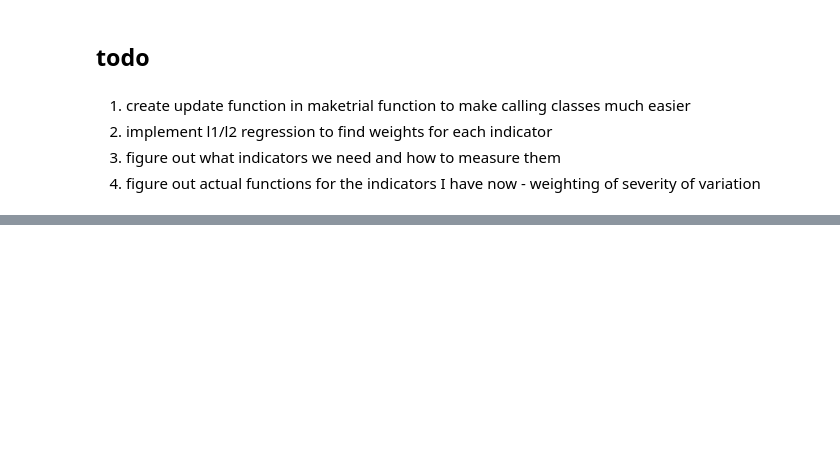
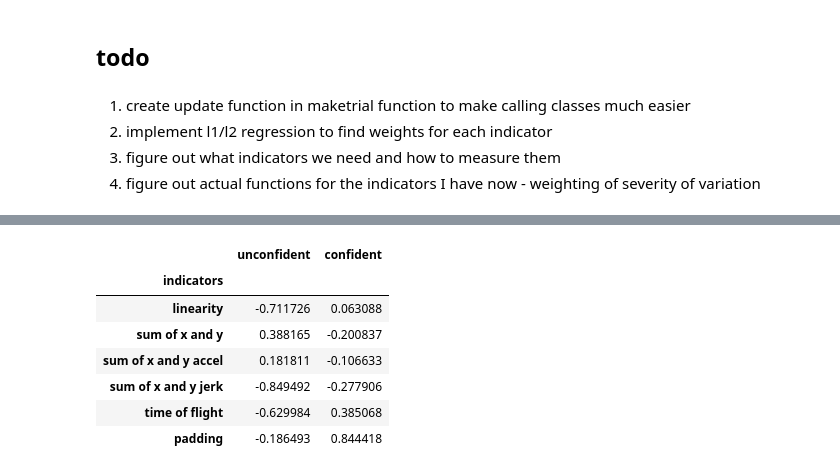
Before and after one commit to Team-Dynamic-Niobium/parkinsons, a Jupyter notebook: importtest.ipynb, the cells around one changed output, grey strips where cells are left out. Cells and saved outputs as stored; diff of their text form; code cells hidden in the pictures; blank space fills up the shorter version.

Commit message:
implemented saving and recalling a model in a different file, extracting weights from tensorflow

```diff
--- a/importtest.ipynb
+++ b/importtest.ipynb
@@ -243,0 +167,3 @@ array([ 0.16691267,  0.2252982 , -0.16435936,  0.21301043,  0.02750333,
+# %%
+with open('data.yaml', 'r') as stream: #open the rules from file and send it to a dataframe
+            data_loaded = yaml.safe_load(stream)
@@ -243,0 +174,18 @@ array([ 0.16691267,  0.2252982 , -0.16435936,  0.21301043,  0.02750333,
+# %%
+x = indicators['name']
+# %%
+y = model.get_weights()[2]
+# %%
+z = pd.DataFrame(y,index = x, columns = ['unconfident','confident'])
+z.index.name = 'indicators'
+# %%
+z
+# %% [output]
+|  | unconfident | confident |
+| indicators |  |  |
+| linearity | -0.711726 | 0.063088 |
+| sum of x and y | 0.388165 | -0.200837 |
+| sum of x and y accel | 0.181811 | -0.106633 |
+| sum of x and y jerk | -0.849492 | -0.277906 |
+| time of flight | -0.629984 | 0.385068 |
+| padding | -0.186493 | 0.844418 |
```
Also changed, not shown: parts of 26 cells of this notebook, 11 other files.
